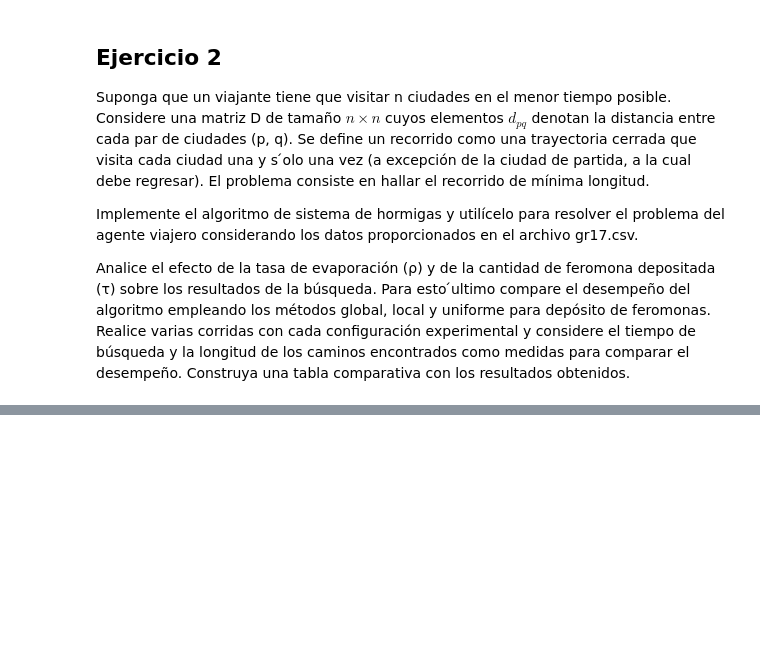
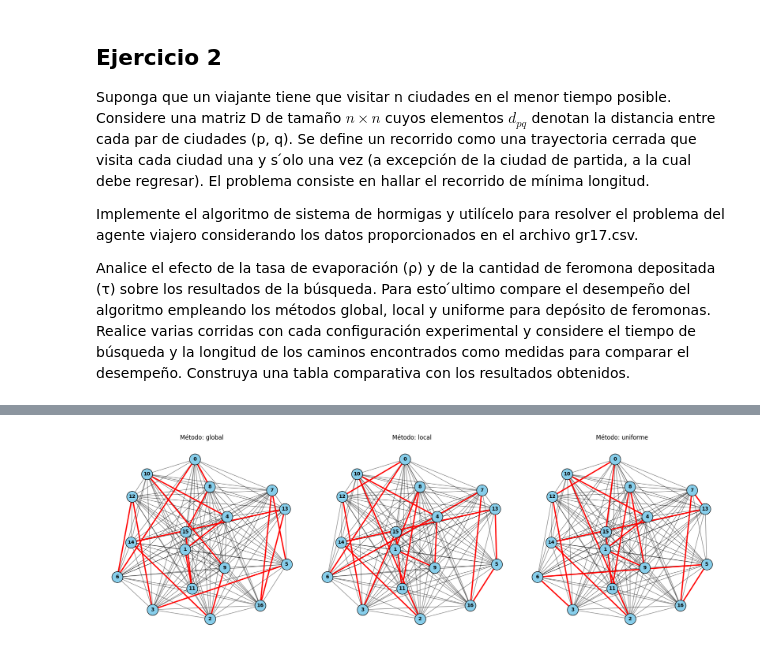
Before and after one commit to Lucasa98/Inteligencia-Computacional-2025, a Jupyter notebook: Práctica/Guia7/Ej2.ipynb, the cells around one changed output, grey strips where cells are left out. Drawn from its saved outputs; the diff is of its cells as text; code cells hidden in the pictures; blank space fills up the shorter version.

```diff
--- a/Práctica/Guia7/Ej2.ipynb
+++ b/Práctica/Guia7/Ej2.ipynb
@@ -11,21 +11,25 @@ Analice el efecto de la tasa de evaporación (ρ) y de la cantidad de feromona d
 # %%
 import numpy as np
 from ACO import ACO
-
 from prettytable import PrettyTable
 
+# Cargar matriz de distancias
 G = np.loadtxt("./data/gr17.csv", delimiter=',')
 
-cant_hormigas = 50
+# Parámetros
+cant_hormigas = 10
 tasa_evaporacion = [0.1, 0.5, 0.9]
 feromonas_depositadas = [0.1, 1, 10]
 metodos = ['global', 'local', 'uniforme']
 alpha = 1.0
 beta = 1.0
 max_it = 400
-resultados = PrettyTable(["rho", "q", "metodo", "avg_time", "avg_dist", "avg_it", "last path"])
 n_runs = 10
 
+# Tabla de resultados
+resultados = PrettyTable(["rho", "q", "metodo", "avg_time", "avg_dist", "avg_it", "last path"])
+
+# Iterar combinaciones de parámetros
 for rho in tasa_evaporacion:
     for q in feromonas_depositadas:
         for metodo in metodos:
@@ -36,21 +40,23 @@ for rho in tasa_evaporacion:
 
             for run in range(n_runs):
                 aco = ACO(cant_hormigas, rho, q, metodo, alpha, beta, max_it)
-                total_time, best_length, best_path, it = aco.buscar(G, 0, 16)
+                # llamar buscar solo con ciudad inicial
+                total_time, best_length, best_path, it = aco.buscar(G, start=0)
 
                 tiempos.append(total_time)
                 dists.append(best_length)
                 caminos.append(best_path)
                 its.append(it)
 
+            # Promedios
             avg_time = np.mean(tiempos)
             avg_dist = np.mean(dists)
             avg_it = np.mean(its)
 
-            # convertir camino a enteros nativos
+            # Convertir último camino a enteros nativos
             path_int = [int(n) for n in caminos[-1]]
             resultados.add_row([rho, q, metodo, f"{avg_time:.4f}", f"{avg_dist:.2f}", f"{avg_it:.2f}", str(path_int)])
 
-
+# Mostrar resultados
 print(resultados)
 # %% [output]
@@ -74,3 +80,49 @@ print(resultados)
+# %%
+import matplotlib.pyplot as plt
+import networkx as nx
+
+# construir el grafo base
+G_nx = nx.Graph()
+for i in range(G.shape[0]):
+    for j in range(i + 1, G.shape[1]):
+        if G[i, j] > 0:
+            G_nx.add_edge(i, j, weight=G[i, j])
+
+# layout fijo para todos los gráficos
+pos = nx.spring_layout(G_nx, seed=42)
+
+# graficar cada método
+fig, axes = plt.subplots(1, len(metodos), figsize=(6*len(metodos), 6))
+
+if len(metodos) == 1:
+    axes = [axes]  # asegurar que sea iterable
+
+for ax, metodo in zip(axes, metodos):
+    # tomar el último camino de cada método
+    # filtramos caminos que correspondan al método actual
+    idx = [i for i, row in enumerate(resultados._rows) if row[2] == metodo]
+    if not idx:
+        continue
+    # usamos el último run para ese método
+    best_path = eval(resultados._rows[idx[-1]][-1])  # convertir string a lista
+
+    # convertir a aristas
+    edges_in_path = [(best_path[i], best_path[i+1]) for i in range(len(best_path)-1)]
+
+    # dibujar todas las aristas
+    nx.draw_networkx_edges(G_nx, pos, ax=ax, alpha=0.5)
+    # dibujar camino del ACO
+    nx.draw_networkx_edges(G_nx, pos, ax=ax, edgelist=edges_in_path, edge_color='r', width=2.5)
+    # nodos
+    nx.draw_networkx_nodes(G_nx, pos, ax=ax, node_color='skyblue', node_size=500, edgecolors='k')
+    nx.draw_networkx_labels(G_nx, pos, ax=ax, font_size=10, font_weight='bold')
+    ax.set_title(f"Método: {metodo}")
+    ax.axis('off')
+
+plt.tight_layout()
+plt.show()
+# %% [output]
+[figure, added]
 # %%
 import matplotlib.pyplot as plt
 
```
Also changed, not shown: parts of 2 cells of this notebook, 1 other file.
